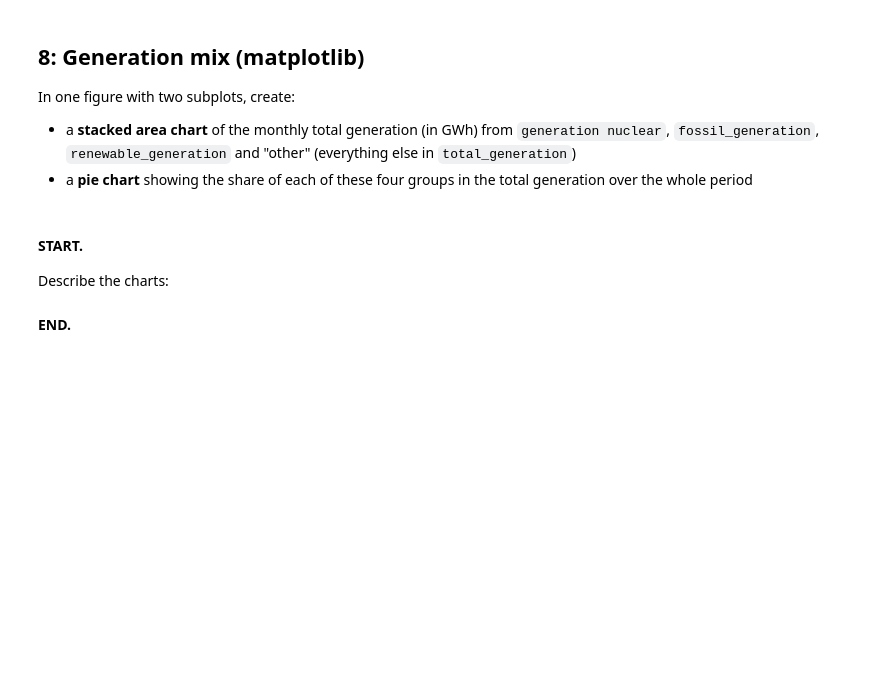
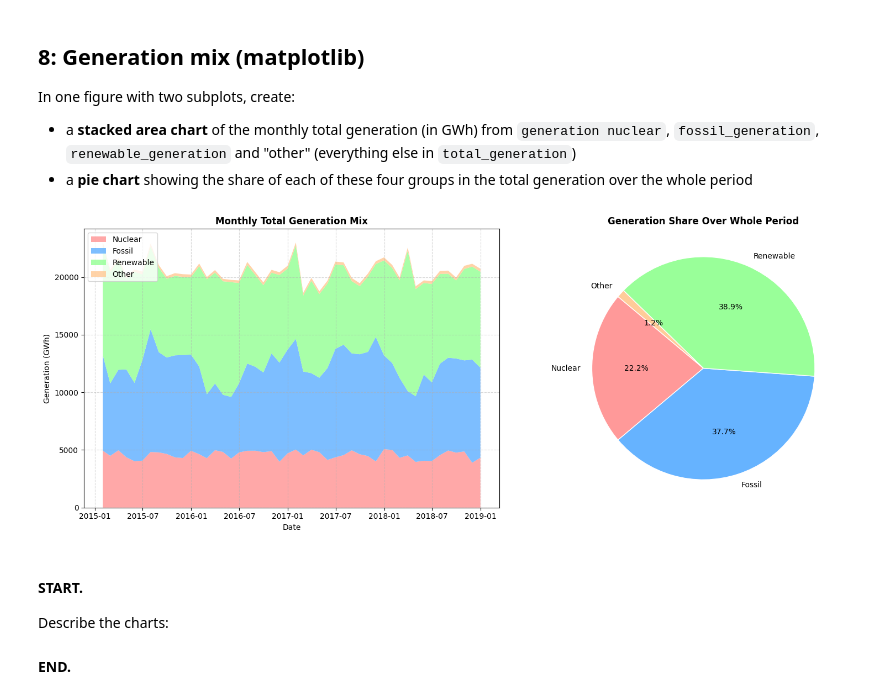
Before and after one commit to leon72305-source/26007815_tb1, a Jupyter notebook: 26007815_1.ipynb, the cells around one changed output. Saved outputs shown, nothing was run; the diff lists cells and outputs as text; code cells hidden in the pictures; blank space fills up the shorter version.

```diff
--- a/26007815_1.ipynb
+++ b/26007815_1.ipynb
@@ -651,3 +657,61 @@ In one figure with two subplots, create:
+# %%
+# BEGIN SOLUTION
+#Sums up everything in total_generation except nuclear, fossil, and renewable
+df_clean['other_generation'] = df_clean['total_generation'] - (
+    df_clean.get('generation nuclear',0) +
+    df_clean['fossil_generation'] +
+    df_clean['renewable_generation']
+)
+
+#Defines the four groups
+gen_groups = ['generation nuclear', 'fossil_generation', 'renewable_generation', 'other_generation']
+group_labels = ['Nuclear','Fossil','Renewable','Other']
+
+#Converts MWh to GWh by summing up hourly production numbers
+df_monthly = df_clean[gen_groups].resample('M').sum() / 1000.0
+df_monthly.columns = group_labels
+
+#Sets up figure with two side by side subplots
+fig, (ax1,ax2) = plt.subplots(nrows=1, ncols=2, figsize=(16, 6))
+
+#Stacks column on top of column chronologically
+ax1.stackplot(
+    df_monthly.index,
+    [df_monthly[col]for col in group_labels],
+    labels=group_labels,
+    alpha=0.85,
+    colors=['#ff9999', '#66b3ff', '#99ff99', '#ffcc99']
+)
+ax1.set_title('Monthly Total Generation Mix', fontsize=12, fontweight='bold')
+ax1.set_xlabel('Date', fontsize=10)
+ax1.set_ylabel('Generation (GWh)', fontsize=10)
+ax1.legend(loc='upper left')
+ax1.grid(True, linestyle='--', alpha=0.5)
+
+#Sets up 2nd subplot
+total_period_gen = df_clean[gen_groups].sum() / 1000.0
+
+ax2.pie(
+    total_period_gen,
+    labels=group_labels,
+
+    #Formats percentage of each pie chart to one decimal place
+    autopct='%1.1f%%',
+    startangle=140,
+    colors=['#ff9999', '#66b3ff', '#99ff99', '#ffcc99'],
+
+    #Customizes visual appearance
+    wedgeprops={'edgecolor':'white','linewidth':1}
+)
+#Creates title for piechart
+ax2.set_title('Generation Share Over Whole Period', fontsize=12, fontweight='bold')
+
+plt.tight_layout()
+plt.show()
+
+# END SOLUTION
+# %% [output]
+[figure, added]
 # %% [markdown]
 #### START.
 Describe the charts:
```
Also changed, not shown: parts of 6 cells of this notebook.
